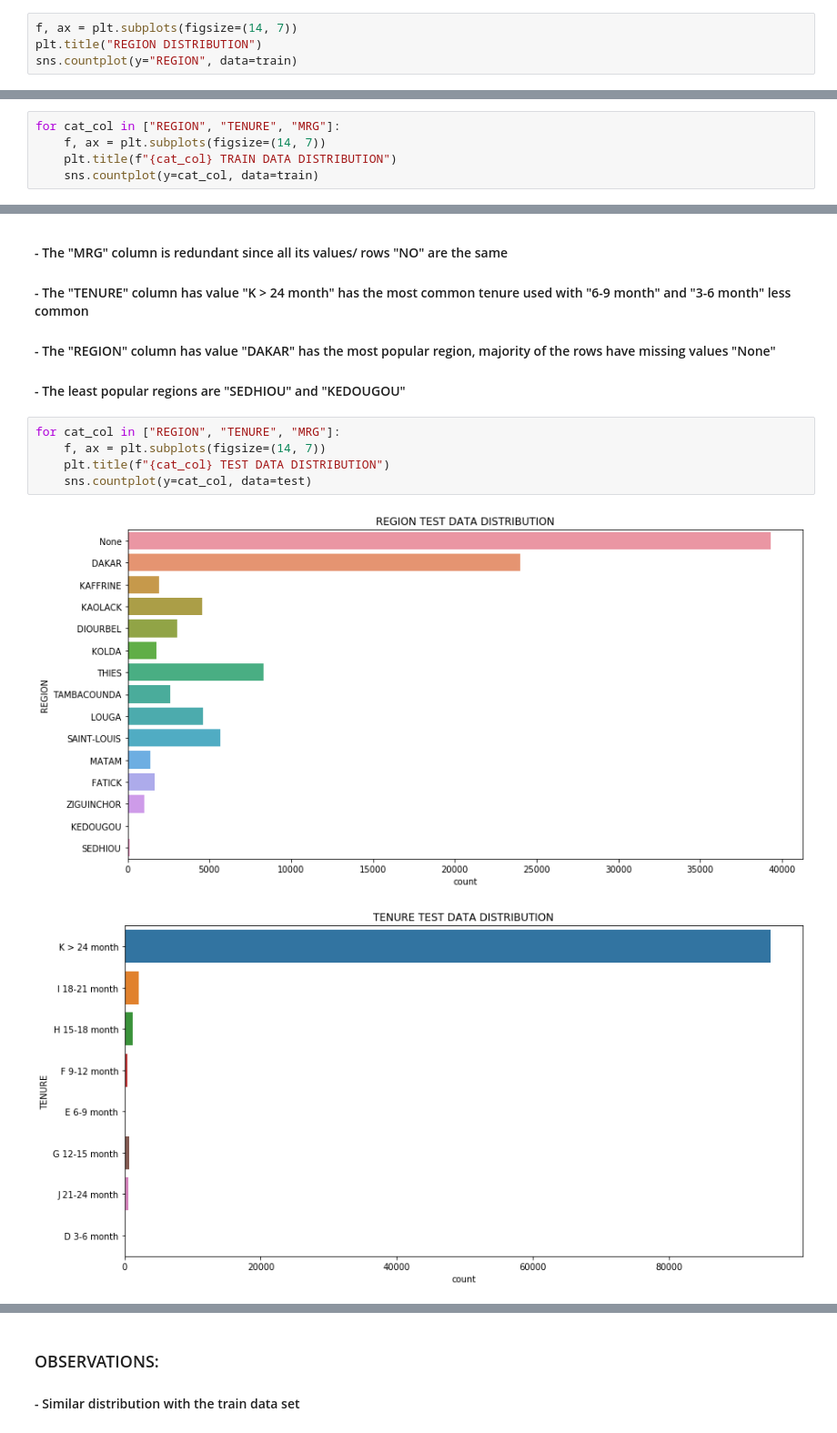
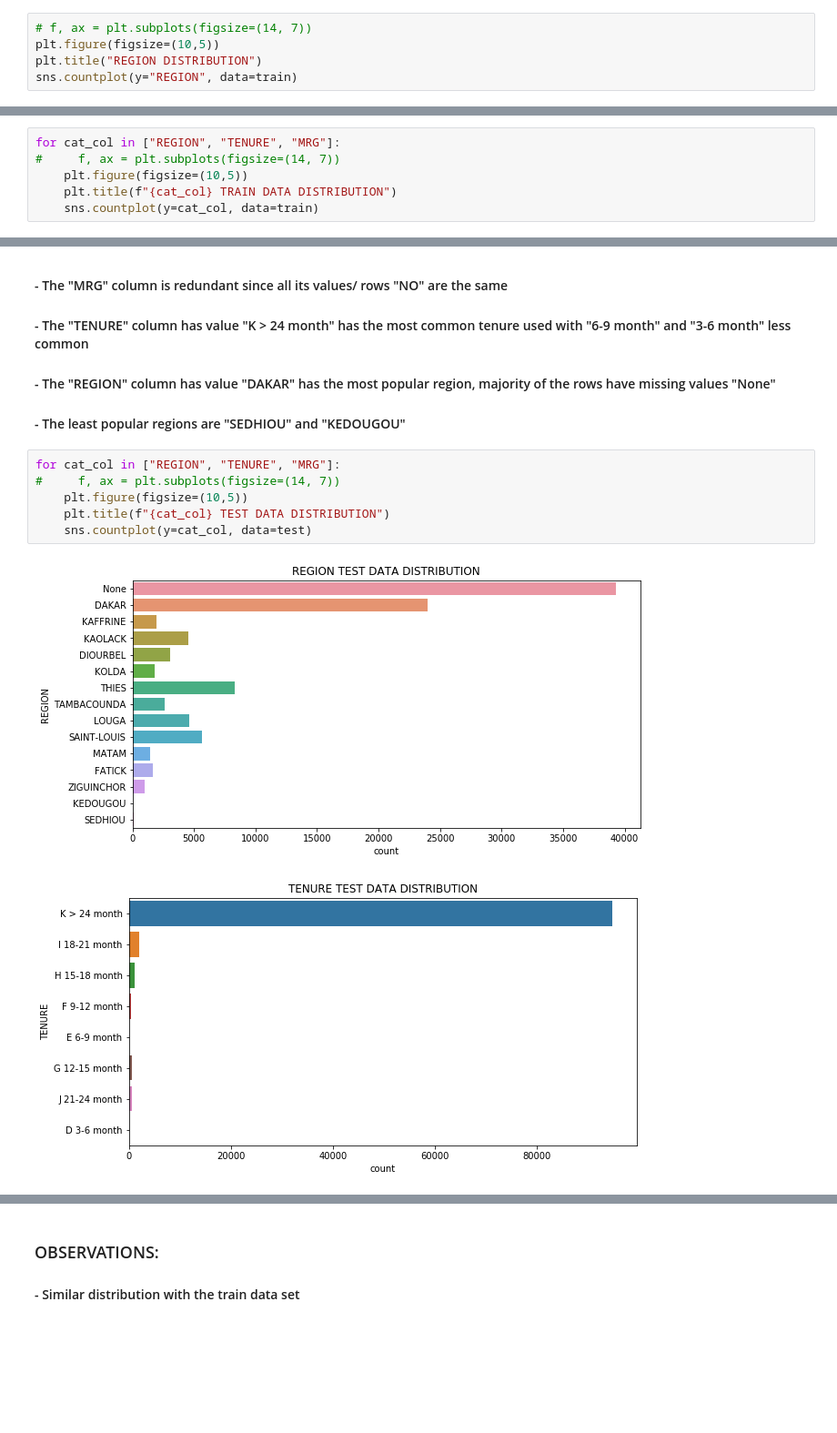
Before and after one commit to JUGG097/DSN-Expresso-Churn-Hackathon, a Jupyter notebook: Visualization.ipynb, the cells around one changed output, grey strips where cells are left out. Shown at 91% size. Cells and saved outputs as stored; diff of their text form; blank space fills up the shorter version.

Commit message:
Worked more on the Visualization

```diff
--- a/Visualization.ipynb
+++ b/Visualization.ipynb
@@ -36,7 +36,8 @@ sns.countplot(x="CHURN", data=train)
 #### - This classification is "imbalanced"; meaning the class distribution of the target variable are not equal to each other
 #### - We can also see from this distribution that less people are Churning from Expresso and more are retaining their services(Good news)
 # %%
-f, ax = plt.subplots(figsize=(14, 7))
+# f, ax = plt.subplots(figsize=(14, 7))
+plt.figure(figsize=(10,5))
 plt.title("REGION DISTRIBUTION")
 sns.countplot(y="REGION", data=train)
 # %% [output]
@@ -45,6 +46,7 @@ sns.countplot(y="REGION", data=train)
 # %%
 for cat_col in ["REGION", "TENURE", "MRG"]:
-    f, ax = plt.subplots(figsize=(14, 7))
+#     f, ax = plt.subplots(figsize=(14, 7))
+    plt.figure(figsize=(10,5))
     plt.title(f"{cat_col} TRAIN DATA DISTRIBUTION")
     sns.countplot(y=cat_col, data=train)
 # %% [output]
@@ -59,9 +61,10 @@ for cat_col in ["REGION", "TENURE", "MRG"]:
 #### - The least popular regions are "SEDHIOU" and "KEDOUGOU"
 # %%
 for cat_col in ["REGION", "TENURE", "MRG"]:
-    f, ax = plt.subplots(figsize=(14, 7))
+#     f, ax = plt.subplots(figsize=(14, 7))
+    plt.figure(figsize=(10,5))
     plt.title(f"{cat_col} TEST DATA DISTRIBUTION")
     sns.countplot(y=cat_col, data=test)
 # %% [output]
-[figure, old version]
+[figure, new version]
-[figure, old version]
+[figure, new version]
```
Also changed, not shown: parts of 7 cells of this notebook.
